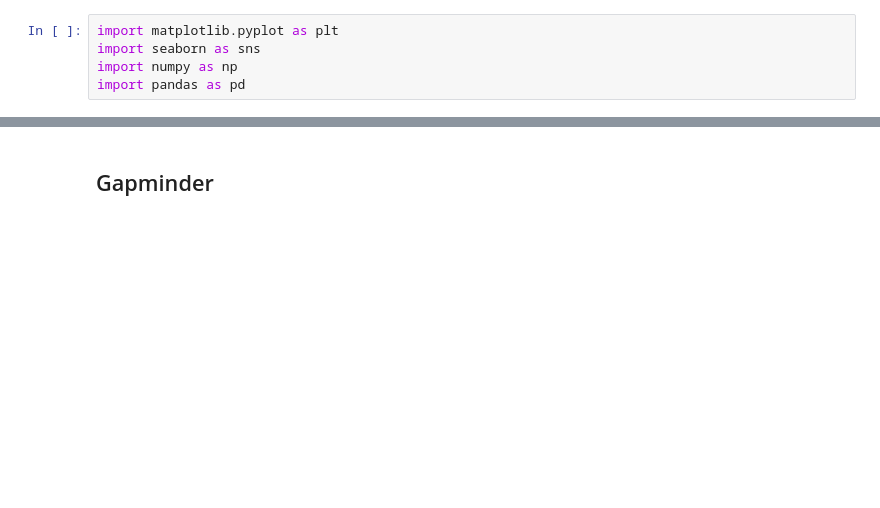
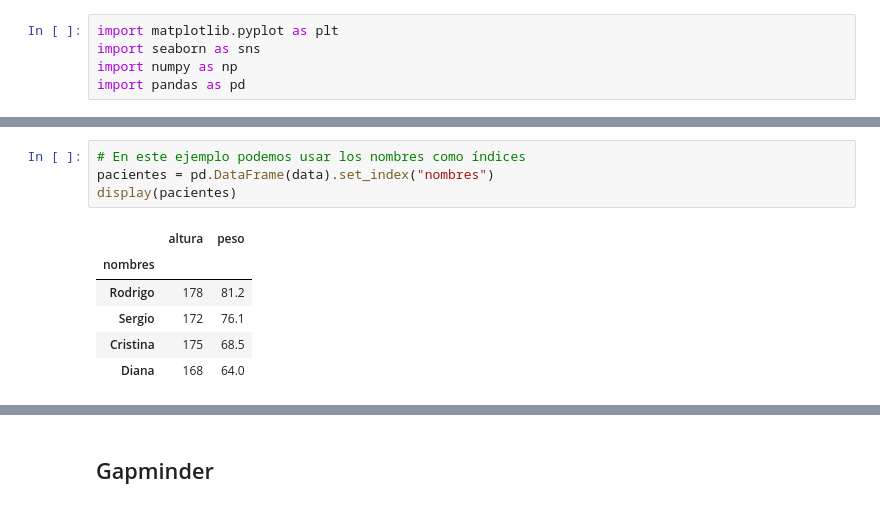
Before and after one commit to fcen-amateur/ldd, a Jupyter notebook: Notebooks/clase2-ldd-estadisticaDescriptiva.ipynb, the cells around one changed output, grey strips where cells are left out. Drawn from its saved outputs; the diff is of its cells as text; blank space fills up the shorter version.

```diff
--- a/Notebooks/clase2-ldd-estadisticaDescriptiva.ipynb
+++ b/Notebooks/clase2-ldd-estadisticaDescriptiva.ipynb
@@ -7,0 +188,11 @@ import pandas as pd
+# %%
+# En este ejemplo podemos usar los nombres como índices
+pacientes = pd.DataFrame(data).set_index("nombres")
+display(pacientes)
+# %% [output]
+|  | altura | peso |
+| nombres |  |  |
+| Rodrigo | 178 | 81.2 |
+| Sergio | 172 | 76.1 |
+| Cristina | 175 | 68.5 |
+| Diana | 168 | 64.0 |
```
Also changed, not shown: parts of 52 cells of this notebook, 4 other files.
